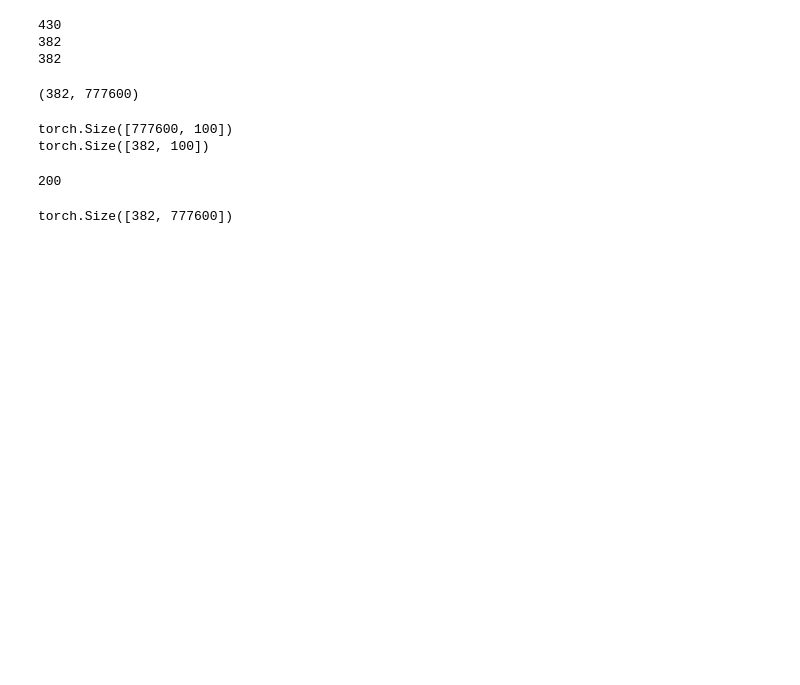
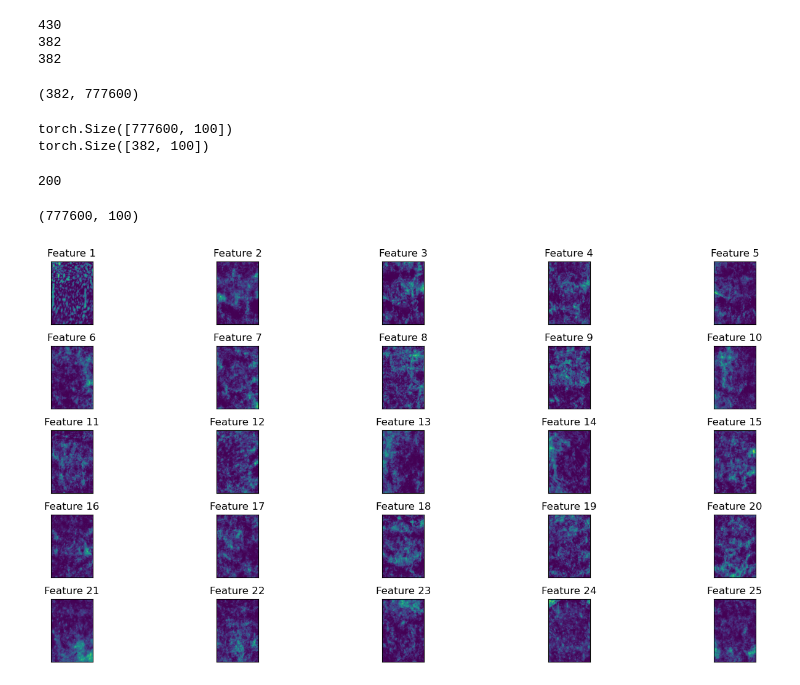
Before and after one commit to N0AHt/nmf_on_gpu, a Jupyter notebook: pytorch_nmf.ipynb, the cells around one changed output. Drawn from its saved outputs; the diff is of its cells as text; code cells hidden in the pictures; blank space fills up the shorter version.

Commit message:
updated plotting

```diff
--- a/pytorch_nmf.ipynb
+++ b/pytorch_nmf.ipynb
@@ -98,4 +96,22 @@ WH = model().cpu()
-# %%
-WH.size()
-# %% [output]
-torch.Size([382, 777600])
+# %%
+model.cpu()
+W = model.W.detach().numpy()
+H = model.H.detach().numpy()
+# %%
+W.shape
+# %% [output]
+(777600, 100)
+# %%
+# reshape to images
+features_images = np.empty((H.shape[0], gray_data.shape[1], gray_data.shape[2]))
+for i, factor in enumerate(W.T):
+    features_images[i] = factor.reshape(gray_data.shape[1], gray_data.shape[2])
+# %%
+fig, axes = plt.subplots(5, 5, figsize=(15, 7), subplot_kw={'xticks': (), 'yticks': ()})
+for i, ax in enumerate(axes.ravel()):
+    ax.imshow(features_images[i+25])
+    ax.set_title(f'Feature {i+1}')
+plt.tight_layout()
+plt.show()
+# %% [output]
+[figure, added]
```
Also changed, not shown: parts of 1 cell of this notebook.
